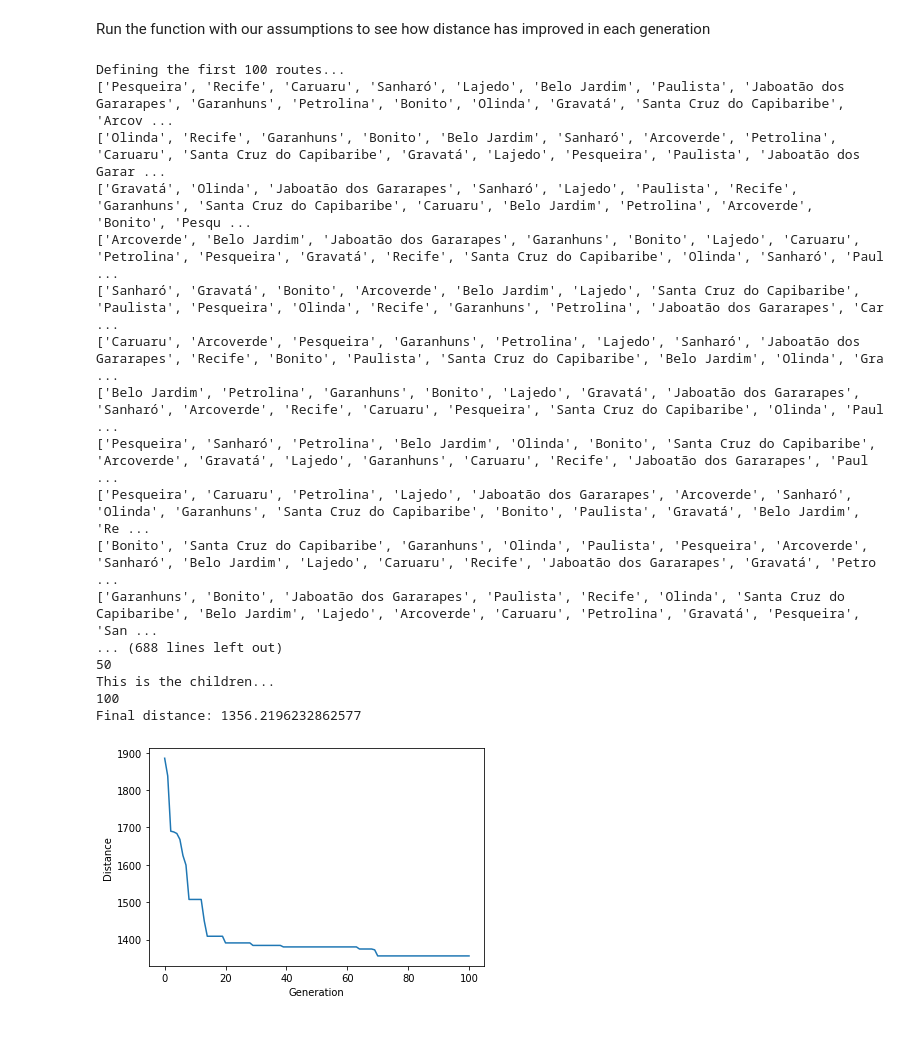
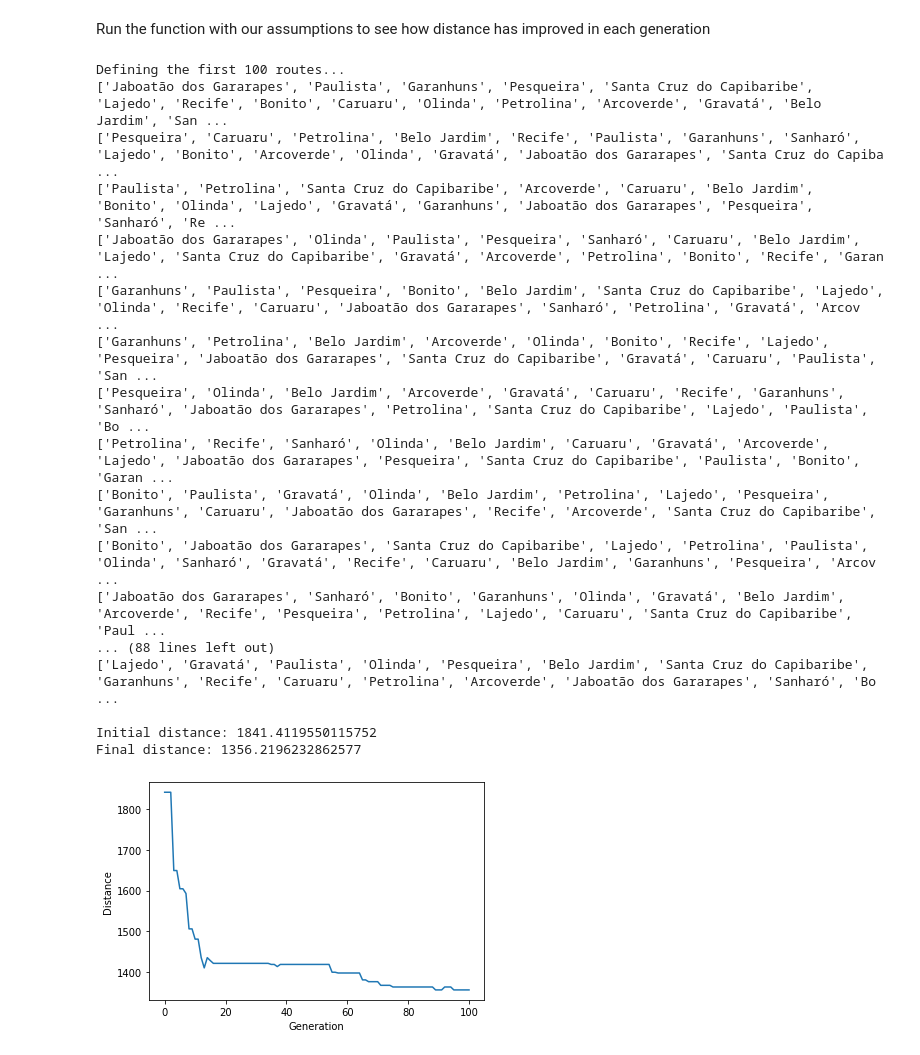
Before and after one commit to Wolf-gangSE/genetic-algorithm, a Jupyter notebook: genetic_algorithm_TSP.ipynb, the cells around one changed output. Cells and saved outputs as stored; diff of their text form; code cells hidden in the pictures.

```diff
--- a/genetic_algorithm_TSP.ipynb
+++ b/genetic_algorithm_TSP.ipynb
@@ -286,23 +282,23 @@ def geneticAlgorithmPlot(population, popSize, eliteSize, mutationRate, generatio
 # %% [markdown]
 Run the function with our assumptions to see how distance has improved in each generation
 # %%
-geneticAlgorithmPlot(population=cityList, popSize=100, eliteSize=10, mutationRate=0.01, generations=100)
+geneticAlgorithmPlot(population=cityList, popSize=100, eliteSize=5, mutationRate=0.01, generations=100)
 # %% [output]
 Defining the first 100 routes...
-['Pesqueira', 'Recife', 'Caruaru', 'Sanharó', 'Lajedo', 'Belo Jardim', 'Paulista', 'Jaboatão dos Gararapes', 'Garanhuns', 'Petrolina', 'Bonito', 'Olinda', 'Gravatá', 'Santa Cruz do Capibaribe', 'Arcov ...
-['Olinda', 'Recife', 'Garanhuns', 'Bonito', 'Belo Jardim', 'Sanharó', 'Arcoverde', 'Petrolina', 'Caruaru', 'Santa Cruz do Capibaribe', 'Gravatá', 'Lajedo', 'Pesqueira', 'Paulista', 'Jaboatão dos Garar ...
-['Gravatá', 'Olinda', 'Jaboatão dos Gararapes', 'Sanharó', 'Lajedo', 'Paulista', 'Recife', 'Garanhuns', 'Santa Cruz do Capibaribe', 'Caruaru', 'Belo Jardim', 'Petrolina', 'Arcoverde', 'Bonito', 'Pesqu ...
-['Arcoverde', 'Belo Jardim', 'Jaboatão dos Gararapes', 'Garanhuns', 'Bonito', 'Lajedo', 'Caruaru', 'Petrolina', 'Pesqueira', 'Gravatá', 'Recife', 'Santa Cruz do Capibaribe', 'Olinda', 'Sanharó', 'Paul ...
-['Sanharó', 'Gravatá', 'Bonito', 'Arcoverde', 'Belo Jardim', 'Lajedo', 'Santa Cruz do Capibaribe', 'Paulista', 'Pesqueira', 'Olinda', 'Recife', 'Garanhuns', 'Petrolina', 'Jaboatão dos Gararapes', 'Car ...
-['Caruaru', 'Arcoverde', 'Pesqueira', 'Garanhuns', 'Petrolina', 'Lajedo', 'Sanharó', 'Jaboatão dos Gararapes', 'Recife', 'Bonito', 'Paulista', 'Santa Cruz do Capibaribe', 'Belo Jardim', 'Olinda', 'Gra ...
-['Belo Jardim', 'Petrolina', 'Garanhuns', 'Bonito', 'Lajedo', 'Gravatá', 'Jaboatão dos Gararapes', 'Sanharó', 'Arcoverde', 'Recife', 'Caruaru', 'Pesqueira', 'Santa Cruz do Capibaribe', 'Olinda', 'Paul ...
-['Pesqueira', 'Sanharó', 'Petrolina', 'Belo Jardim', 'Olinda', 'Bonito', 'Santa Cruz do Capibaribe', 'Arcoverde', 'Gravatá', 'Lajedo', 'Garanhuns', 'Caruaru', 'Recife', 'Jaboatão dos Gararapes', 'Paul ...
-['Pesqueira', 'Caruaru', 'Petrolina', 'Lajedo', 'Jaboatão dos Gararapes', 'Arcoverde', 'Sanharó', 'Olinda', 'Garanhuns', 'Santa Cruz do Capibaribe', 'Bonito', 'Paulista', 'Gravatá', 'Belo Jardim', 'Re ...
-['Bonito', 'Santa Cruz do Capibaribe', 'Garanhuns', 'Olinda', 'Paulista', 'Pesqueira', 'Arcoverde', 'Sanharó', 'Belo Jardim', 'Lajedo', 'Caruaru', 'Recife', 'Jaboatão dos Gararapes', 'Gravatá', 'Petro ...
-['Garanhuns', 'Bonito', 'Jaboatão dos Gararapes', 'Paulista', 'Recife', 'Olinda', 'Santa Cruz do Capibaribe', 'Belo Jardim', 'Lajedo', 'Arcoverde', 'Caruaru', 'Petrolina', 'Gravatá', 'Pesqueira', 'San ...
-... (688 lines left out)
-50
-This is the children...
-100
+['Jaboatão dos Gararapes', 'Paulista', 'Garanhuns', 'Pesqueira', 'Santa Cruz do Capibaribe', 'Lajedo', 'Recife', 'Bonito', 'Caruaru', 'Olinda', 'Petrolina', 'Arcoverde', 'Gravatá', 'Belo Jardim', 'San ...
+['Pesqueira', 'Caruaru', 'Petrolina', 'Belo Jardim', 'Recife', 'Paulista', 'Garanhuns', 'Sanharó', 'Lajedo', 'Bonito', 'Arcoverde', 'Olinda', 'Gravatá', 'Jaboatão dos Gararapes', 'Santa Cruz do Capiba ...
+['Paulista', 'Petrolina', 'Santa Cruz do Capibaribe', 'Arcoverde', 'Caruaru', 'Belo Jardim', 'Bonito', 'Olinda', 'Lajedo', 'Gravatá', 'Garanhuns', 'Jaboatão dos Gararapes', 'Pesqueira', 'Sanharó', 'Re ...
+['Jaboatão dos Gararapes', 'Olinda', 'Paulista', 'Pesqueira', 'Sanharó', 'Caruaru', 'Belo Jardim', 'Lajedo', 'Santa Cruz do Capibaribe', 'Gravatá', 'Arcoverde', 'Petrolina', 'Bonito', 'Recife', 'Garan ...
+['Garanhuns', 'Paulista', 'Pesqueira', 'Bonito', 'Belo Jardim', 'Santa Cruz do Capibaribe', 'Lajedo', 'Olinda', 'Recife', 'Caruaru', 'Jaboatão dos Gararapes', 'Sanharó', 'Petrolina', 'Gravatá', 'Arcov ...
+['Garanhuns', 'Petrolina', 'Belo Jardim', 'Arcoverde', 'Olinda', 'Bonito', 'Recife', 'Lajedo', 'Pesqueira', 'Jaboatão dos Gararapes', 'Santa Cruz do Capibaribe', 'Gravatá', 'Caruaru', 'Paulista', 'San ...
+['Pesqueira', 'Olinda', 'Belo Jardim', 'Arcoverde', 'Gravatá', 'Caruaru', 'Recife', 'Garanhuns', 'Sanharó', 'Jaboatão dos Gararapes', 'Petrolina', 'Santa Cruz do Capibaribe', 'Lajedo', 'Paulista', 'Bo ...
+['Petrolina', 'Recife', 'Sanharó', 'Olinda', 'Belo Jardim', 'Caruaru', 'Gravatá', 'Arcoverde', 'Lajedo', 'Jaboatão dos Gararapes', 'Pesqueira', 'Santa Cruz do Capibaribe', 'Paulista', 'Bonito', 'Garan ...
+['Bonito', 'Paulista', 'Gravatá', 'Olinda', 'Belo Jardim', 'Petrolina', 'Lajedo', 'Pesqueira', 'Garanhuns', 'Caruaru', 'Jaboatão dos Gararapes', 'Recife', 'Arcoverde', 'Santa Cruz do Capibaribe', 'San ...
+['Bonito', 'Jaboatão dos Gararapes', 'Santa Cruz do Capibaribe', 'Lajedo', 'Petrolina', 'Paulista', 'Olinda', 'Sanharó', 'Gravatá', 'Recife', 'Caruaru', 'Belo Jardim', 'Garanhuns', 'Pesqueira', 'Arcov ...
+['Jaboatão dos Gararapes', 'Sanharó', 'Bonito', 'Garanhuns', 'Olinda', 'Gravatá', 'Belo Jardim', 'Arcoverde', 'Recife', 'Pesqueira', 'Petrolina', 'Lajedo', 'Caruaru', 'Santa Cruz do Capibaribe', 'Paul ...
+... (88 lines left out)
+['Lajedo', 'Gravatá', 'Paulista', 'Olinda', 'Pesqueira', 'Belo Jardim', 'Santa Cruz do Capibaribe', 'Garanhuns', 'Recife', 'Caruaru', 'Petrolina', 'Arcoverde', 'Jaboatão dos Gararapes', 'Sanharó', 'Bo ...
+
+Initial distance: 1841.4119550115752
 Final distance: 1356.2196232862577
-[figure, old version]
+[figure, new version]
```
Also changed, not shown: parts of 4 cells of this notebook.
